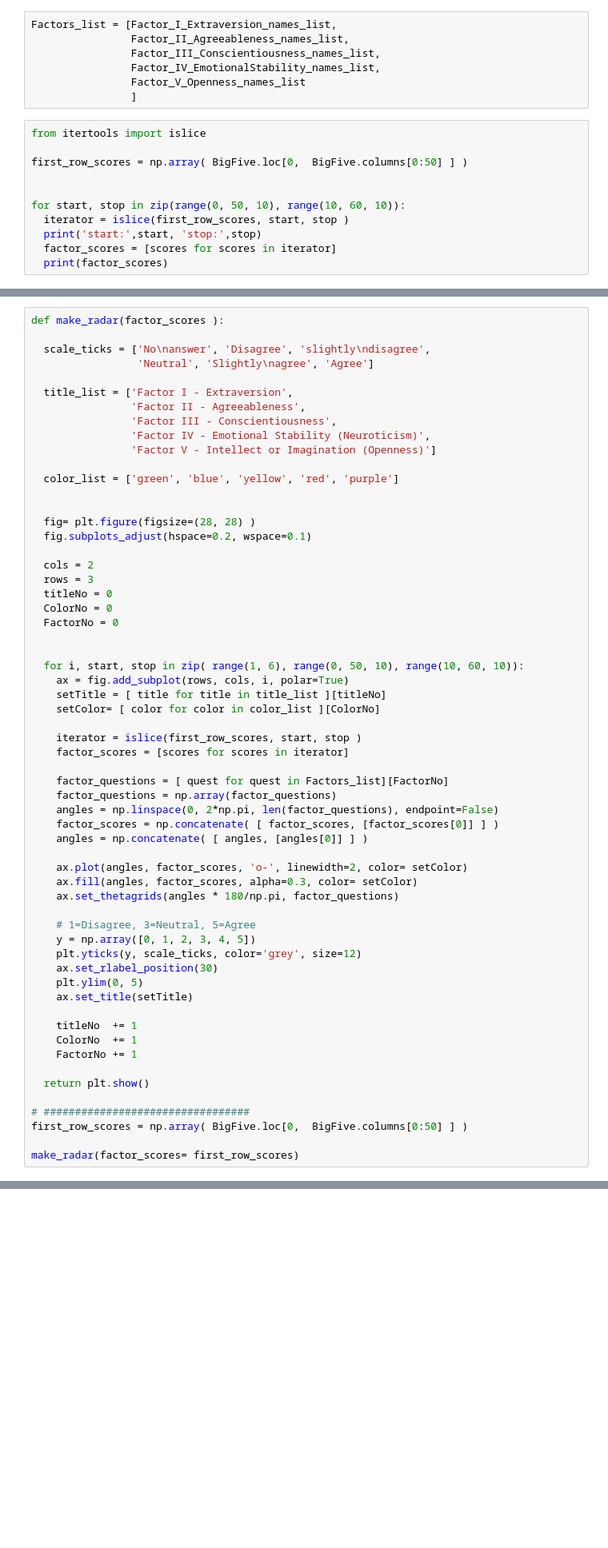
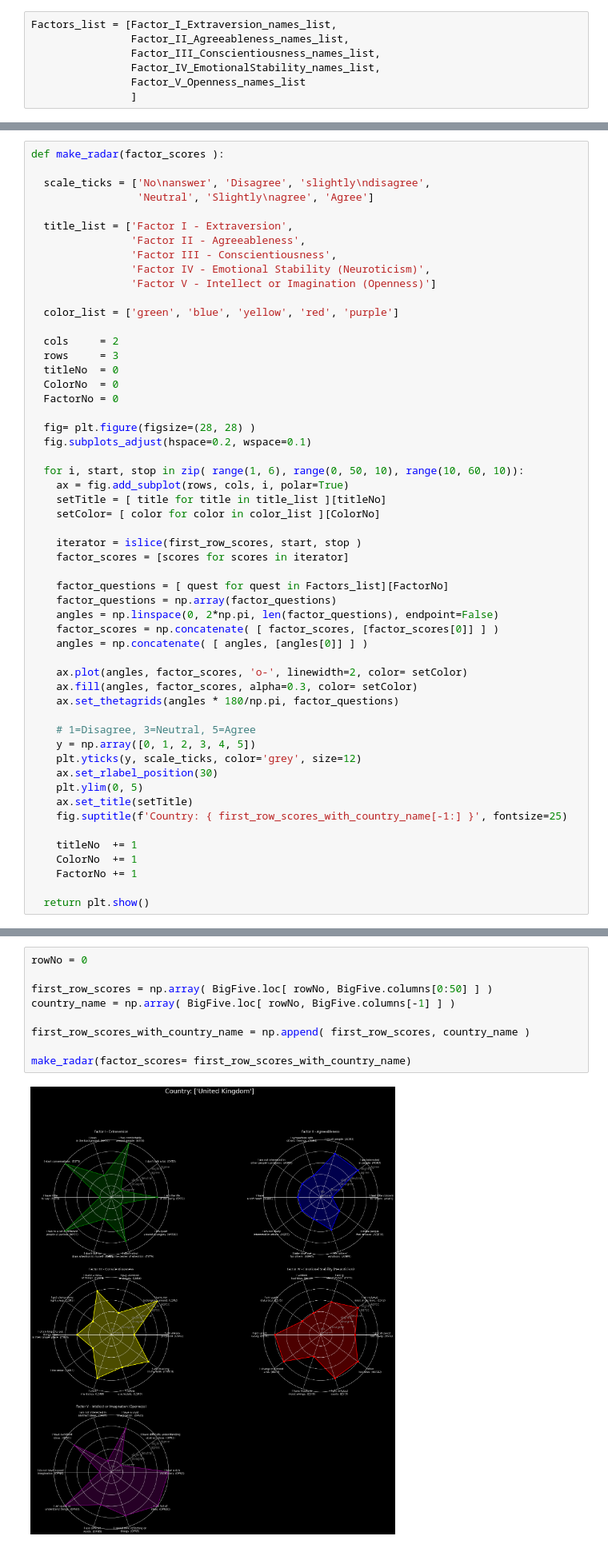
Before and after one commit to ArminD93/BigFivePersonalityTest, a Jupyter notebook: BigFivePersonality.ipynb, the cells around one changed output, grey strips where cells are left out. Shown at 80% size. Drawn from its saved outputs; the diff is of its cells as text; blank space fills up the shorter version.

```diff
--- a/BigFivePersonality.ipynb
+++ b/BigFivePersonality.ipynb
@@ -1369,14 +1381,3 @@ Factors_list = [Factor_I_Extraversion_names_list,
                 Factor_IV_EmotionalStability_names_list,
                 Factor_V_Openness_names_list
                 ]
-# %%
-from itertools import islice
-
-first_row_scores = np.array( BigFive.loc[0,  BigFive.columns[0:50] ] )
-
-
-for start, stop in zip(range(0, 50, 10), range(10, 60, 10)):
-  iterator = islice(first_row_scores, start, stop )
-  print('start:',start, 'stop:',stop)
-  factor_scores = [scores for scores in iterator]
-  print(factor_scores)
@@ -1409,16 +1399,14 @@ def make_radar(factor_scores ):
 
   color_list = ['green', 'blue', 'yellow', 'red', 'purple']
 
+  cols     = 2
+  rows     = 3
+  titleNo  = 0
+  ColorNo  = 0
+  FactorNo = 0
 
   fig= plt.figure(figsize=(28, 28) )
   fig.subplots_adjust(hspace=0.2, wspace=0.1)
-
-  cols = 2
-  rows = 3
-  titleNo = 0
-  ColorNo = 0
-  FactorNo = 0
-
 
   for i, start, stop in zip( range(1, 6), range(0, 50, 10), range(10, 60, 10)):
     ax = fig.add_subplot(rows, cols, i, polar=True)
@@ -1444,14 +1432,10 @@ def make_radar(factor_scores ):
     ax.set_rlabel_position(30)
     plt.ylim(0, 5)
     ax.set_title(setTitle)
+    fig.suptitle(f'Country: { first_row_scores_with_country_name[-1:] }', fontsize=25)
 
     titleNo  += 1
     ColorNo  += 1
     FactorNo += 1
 
   return plt.show()
-
-# #################################
-first_row_scores = np.array( BigFive.loc[0,  BigFive.columns[0:50] ] )
-
-make_radar(factor_scores= first_row_scores)
@@ -1459,0 +1442,11 @@ make_radar(factor_scores= first_row_scores)
+# %%
+rowNo = 0
+
+first_row_scores = np.array( BigFive.loc[ rowNo, BigFive.columns[0:50] ] )
+country_name = np.array( BigFive.loc[ rowNo, BigFive.columns[-1] ] )
+
+first_row_scores_with_country_name = np.append( first_row_scores, country_name )
+
+make_radar(factor_scores= first_row_scores_with_country_name)
+# %% [output]
+[figure, added]
```
Also changed, not shown: parts of 24 cells of this notebook.
